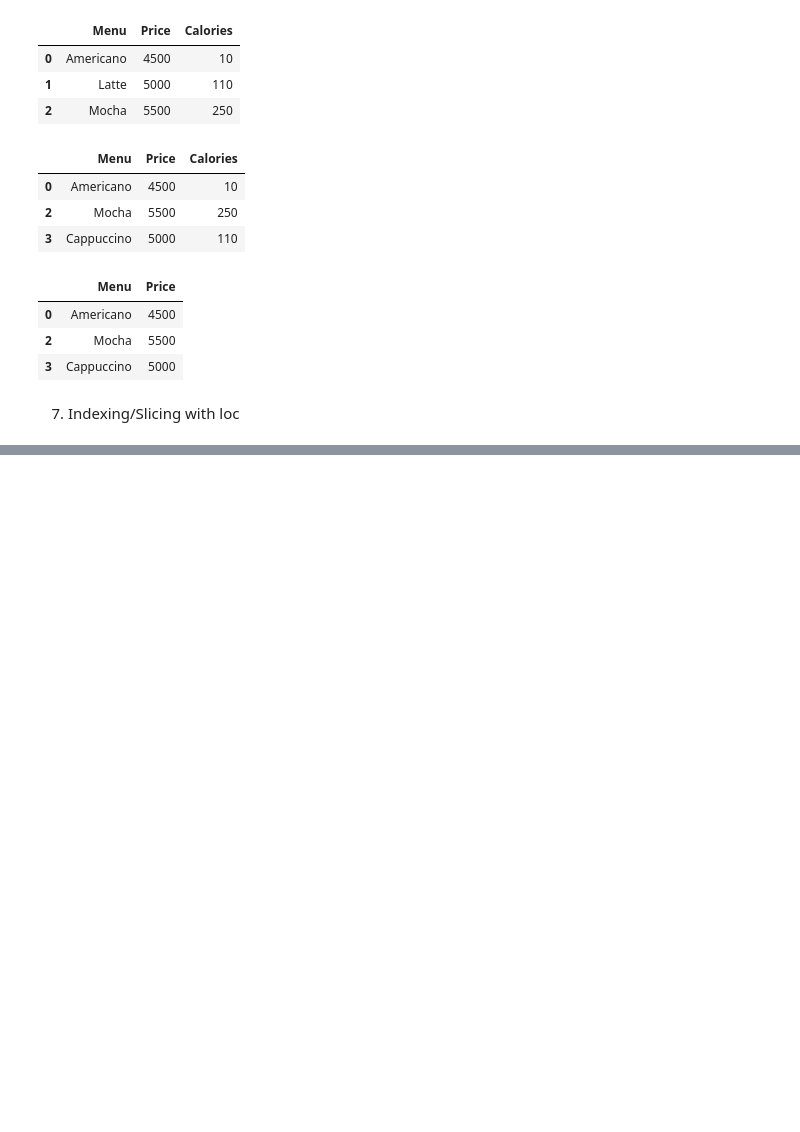
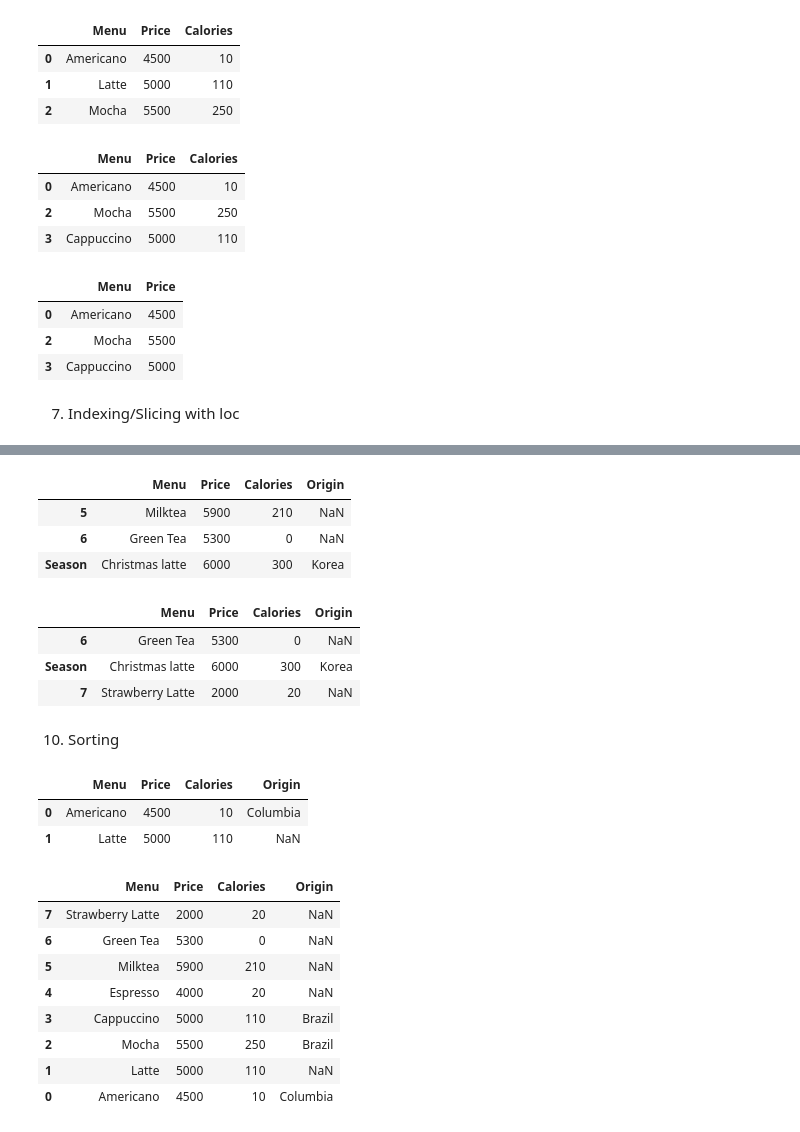
Before and after one commit to jimin3227/BigDataAnalysis, a Jupyter notebook: Part01_작업형1/Chapter02_Pandas.ipynb, the cells around one changed output, grey strips where cells are left out. Saved outputs shown, nothing was run; the diff lists cells and outputs as text; code cells hidden in the pictures; blank space fills up the shorter version.

```diff
--- a/Part01_작업형1/Chapter02_Pandas.ipynb
+++ b/Part01_작업형1/Chapter02_Pandas.ipynb
@@ -345,0 +472,25 @@ df.head(3)
+# %%
+# Adding data using loc
+df.loc["Season"] = ["Christmas latte", 6000, 300, "Korea"]
+df.tail(3)
+# %% [output]
+|  | Menu | Price | Calories | Origin |
+| 5 | Milktea | 5900 | 210 | NaN |
+| 6 | Green Tea | 5300 | 0 | NaN |
+| Season | Christmas latte | 6000 | 300 | Korea |
+# %%
+# Adding data using loc and dictionary
+# by adding using list, the number of columns must match the list length
+# dictionary automatically assign NaN to missing values
+
+df.loc[7]={
+    "Menu": "Strawberry Latte",
+    "Price": 2000,
+    "Calories": 20,
+}
+df.tail(3)
+# %% [output]
+|  | Menu | Price | Calories | Origin |
+| 6 | Green Tea | 5300 | 0 | NaN |
+| Season | Christmas latte | 6000 | 300 | Korea |
+| 7 | Strawberry Latte | 2000 | 20 | NaN |
@@ -345,0 +500,22 @@ df.head(3)
+# %% [markdown]
+10. Sorting
+# %%
+df=pd.read_csv("cafe2.csv")
+df.head(2)
+# %% [output]
+|  | Menu | Price | Calories | Origin |
+| 0 | Americano | 4500 | 10 | Columbia |
+| 1 | Latte | 5000 | 110 | NaN |
+# %%
+# sort_index
+df.sort_index(ascending=False)
+# %% [output]
+|  | Menu | Price | Calories | Origin |
+| 7 | Strawberry Latte | 2000 | 20 | NaN |
+| 6 | Green Tea | 5300 | 0 | NaN |
+| 5 | Milktea | 5900 | 210 | NaN |
+| 4 | Espresso | 4000 | 20 | NaN |
+| 3 | Cappuccino | 5000 | 110 | Brazil |
+| 2 | Mocha | 5500 | 250 | Brazil |
+| 1 | Latte | 5000 | 110 | NaN |
+| 0 | Americano | 4500 | 10 | Columbia |
```
Also changed, not shown: parts of 23 cells of this notebook.
